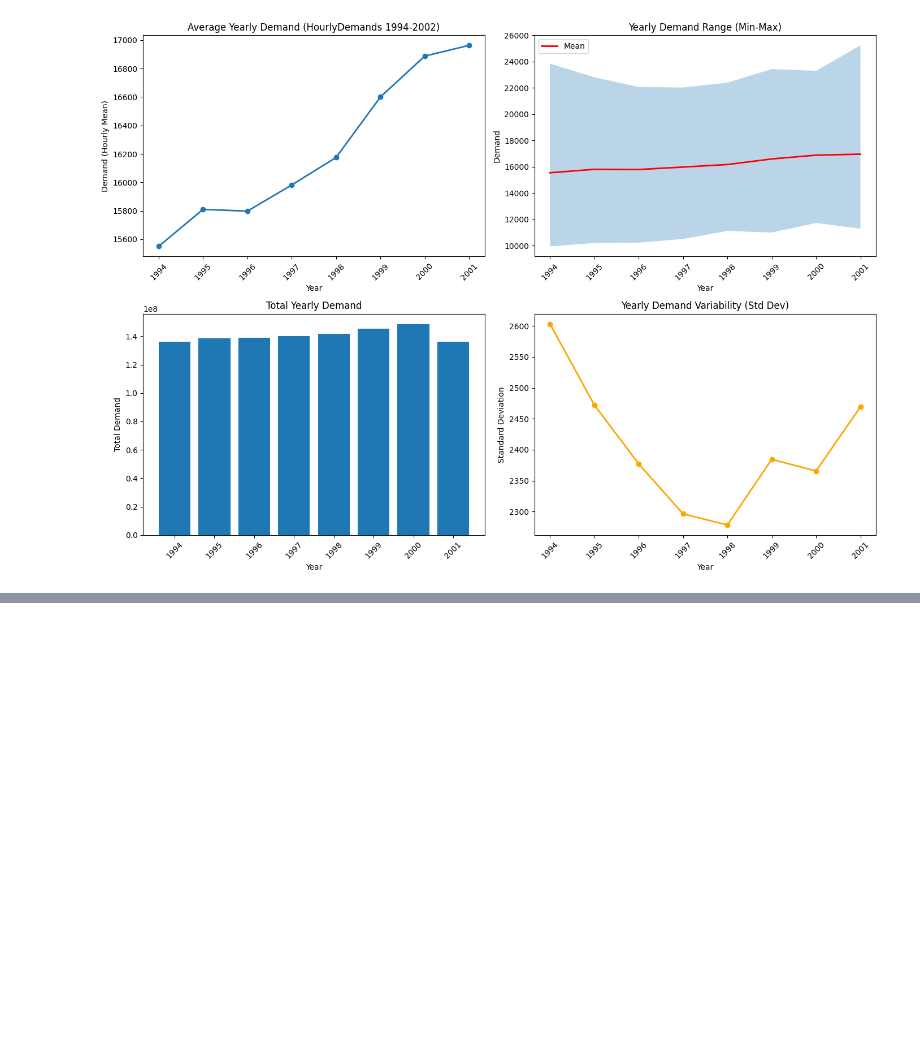
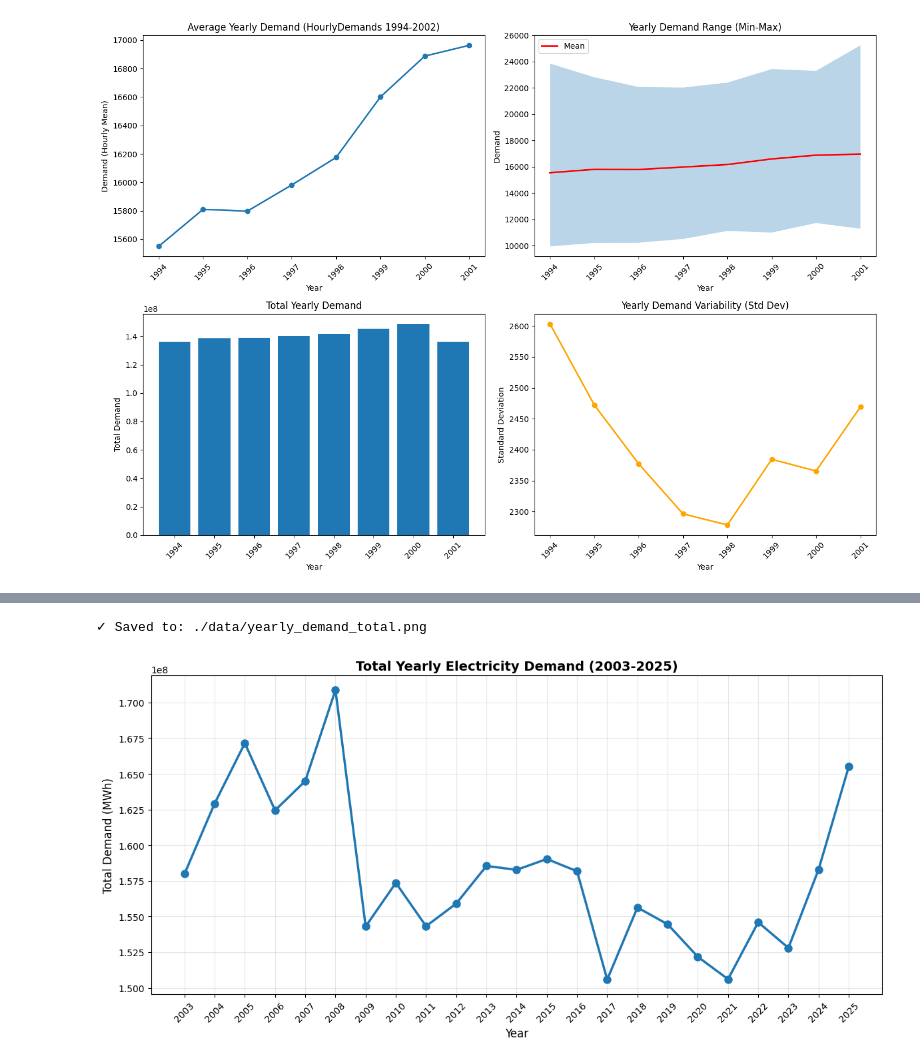
Before and after one commit to SenchaBka/SMRAtlas, a Jupyter notebook: Energy Demand Analysis/Ontario/data_exploration.ipynb, the cells around one changed output, grey strips where cells are left out. Saved outputs shown, nothing was run; the diff lists cells and outputs as text; code cells hidden in the pictures; blank space fills up the shorter version.

```diff
--- a/Energy Demand Analysis/Ontario/data_exploration.ipynb
+++ b/Energy Demand Analysis/Ontario/data_exploration.ipynb
@@ -362,0 +341,22 @@ plt.show()
+# %%
+# Total Yearly Demand - Line Graph (excluding 2002 and 2026)
+yearly_totals = yearly_stats[(yearly_stats['Year'] != '2002') & (yearly_stats['Year'] != '2026')].reset_index(drop=True)
+
+fig, ax = plt.subplots(figsize=(12, 6))
+
+x = range(len(yearly_totals))
+ax.plot(x, yearly_totals['Sum'], marker='o', linewidth=2.5, markersize=8, color='#1f77b4')
+ax.set_title('Total Yearly Electricity Demand (2003-2025)', fontsize=14, fontweight='bold')
+ax.set_xlabel('Year', fontsize=12)
+ax.set_ylabel('Total Demand (MWh)', fontsize=12)
+ax.set_xticks(x)
+ax.set_xticklabels(yearly_totals['Year'], rotation=45)
+ax.grid(True, alpha=0.3)
+
+plt.tight_layout()
+plt.savefig('./data/yearly_demand_total.png', dpi=300, bbox_inches='tight')
+print(f"✓ Saved to: ./data/yearly_demand_total.png")
+plt.show()
+# %% [output]
+✓ Saved to: ./data/yearly_demand_total.png
+[figure, added]
```
Also changed, not shown: parts of 11 cells of this notebook.
